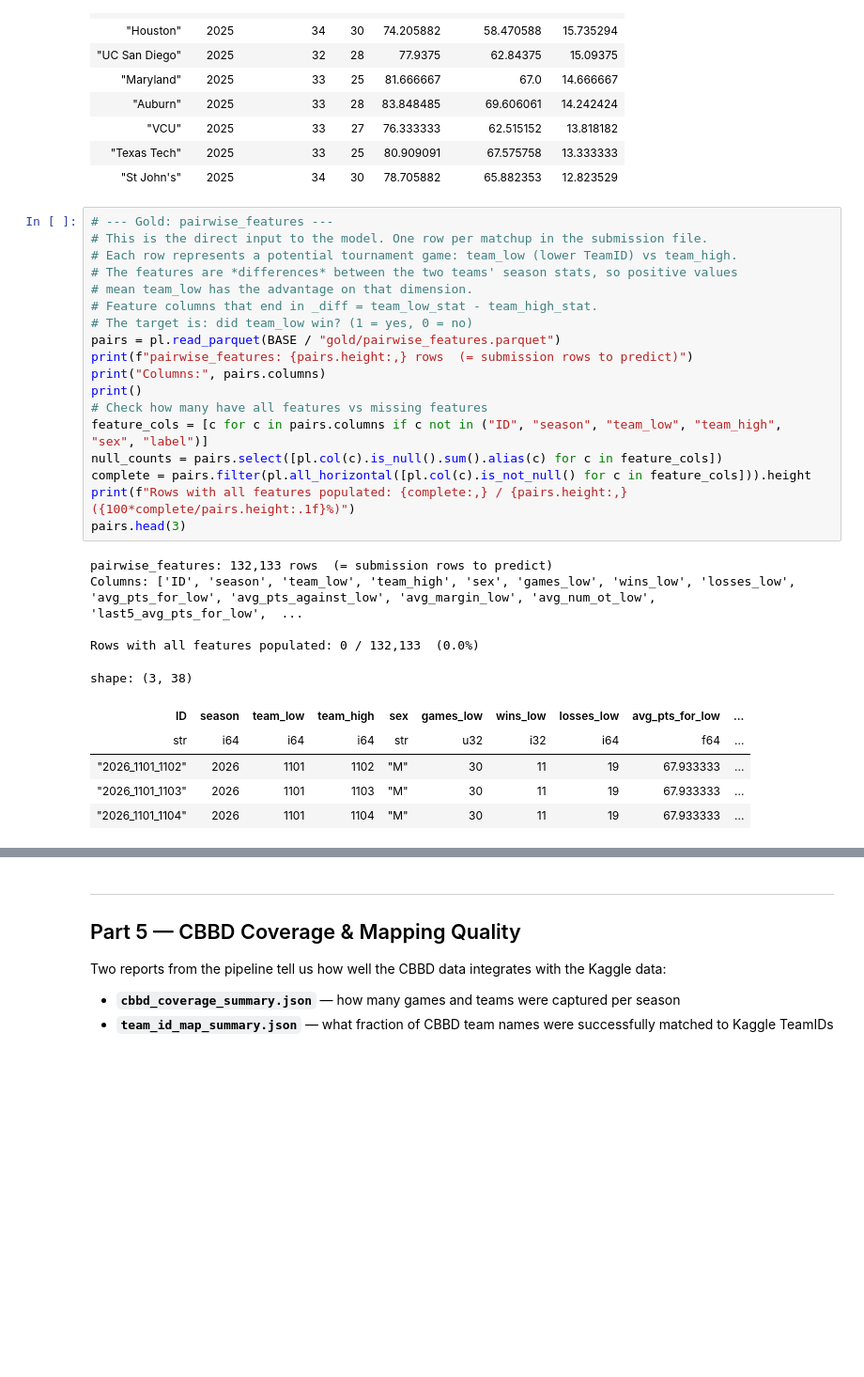
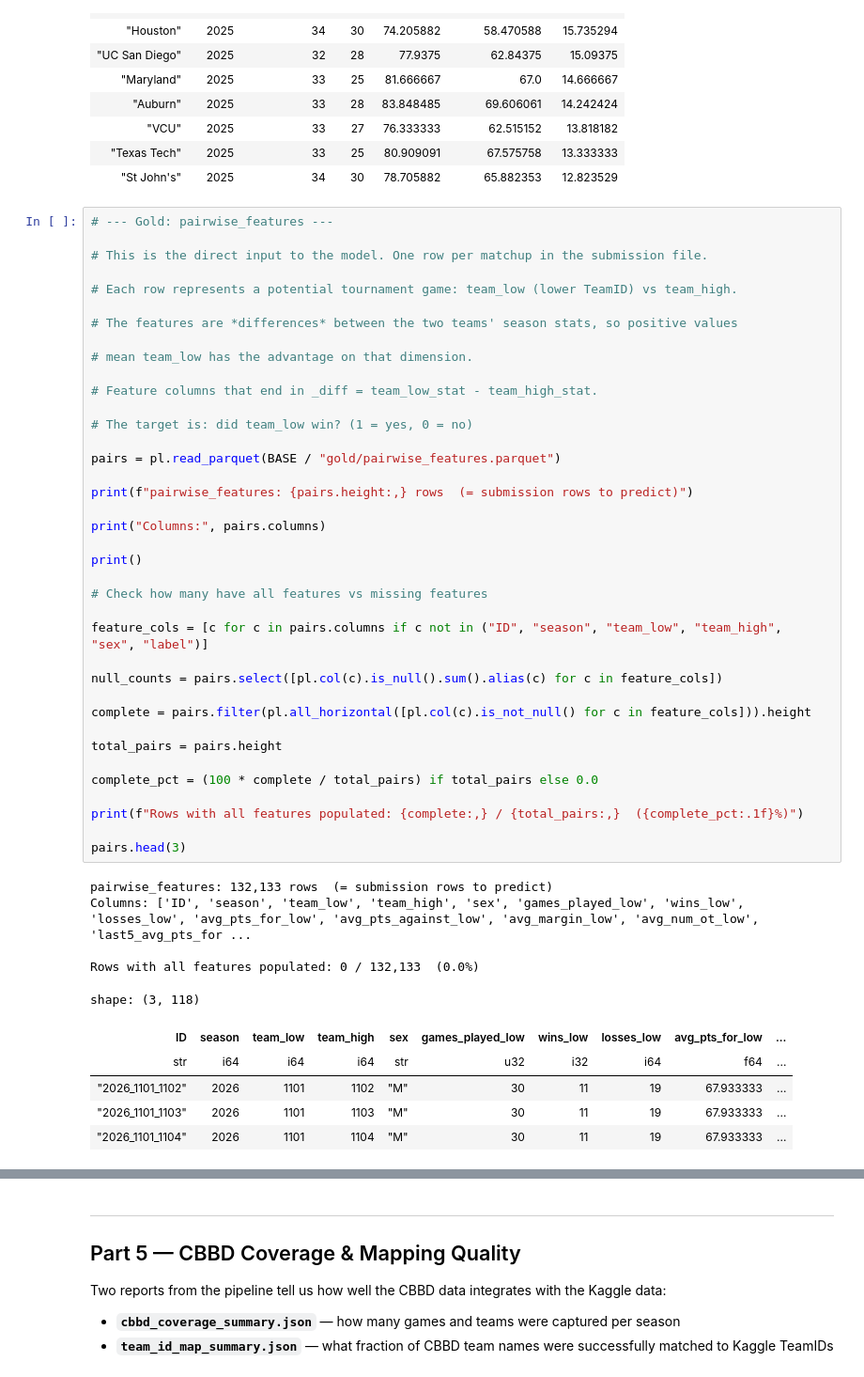
Before and after one commit to sdx-labs/mm26, a Jupyter notebook: notebooks/pipeline_explorer.ipynb, the cells around one changed output, grey strips where cells are left out. Shown at 94% size. Drawn from its saved outputs; the diff is of its cells as text; blank space fills up the shorter version.

```diff
--- a/notebooks/pipeline_explorer.ipynb
+++ b/notebooks/pipeline_explorer.ipynb
@@ -538,29 +628,49 @@ shape: (10, 7)
 | "St John's" | 2025 | 34 | 30 | 78.705882 | 65.882353 | 12.823529 |
 # %%
 # --- Gold: pairwise_features ---
+
 # This is the direct input to the model. One row per matchup in the submission file.
+
 # Each row represents a potential tournament game: team_low (lower TeamID) vs team_high.
+
 # The features are *differences* between the two teams' season stats, so positive values
+
 # mean team_low has the advantage on that dimension.
+
 # Feature columns that end in _diff = team_low_stat - team_high_stat.
+
 # The target is: did team_low win? (1 = yes, 0 = no)
+
 pairs = pl.read_parquet(BASE / "gold/pairwise_features.parquet")
+
 print(f"pairwise_features: {pairs.height:,} rows  (= submission rows to predict)")
+
 print("Columns:", pairs.columns)
+
 print()
+
 # Check how many have all features vs missing features
+
 feature_cols = [c for c in pairs.columns if c not in ("ID", "season", "team_low", "team_high", "sex", "label")]
+
 null_counts = pairs.select([pl.col(c).is_null().sum().alias(c) for c in feature_cols])
+
 complete = pairs.filter(pl.all_horizontal([pl.col(c).is_not_null() for c in feature_cols])).height
-print(f"Rows with all features populated: {complete:,} / {pairs.height:,}  ({100*complete/pairs.height:.1f}%)")
+
+total_pairs = pairs.height
+
+complete_pct = (100 * complete / total_pairs) if total_pairs else 0.0
+
+print(f"Rows with all features populated: {complete:,} / {total_pairs:,}  ({complete_pct:.1f}%)")
+
 pairs.head(3)
 # %% [output]
 pairwise_features: 132,133 rows  (= submission rows to predict)
-Columns: ['ID', 'season', 'team_low', 'team_high', 'sex', 'games_low', 'wins_low', 'losses_low', 'avg_pts_for_low', 'avg_pts_against_low', 'avg_margin_low', 'avg_num_ot_low', 'last5_avg_pts_for_low',  ...
+Columns: ['ID', 'season', 'team_low', 'team_high', 'sex', 'games_played_low', 'wins_low', 'losses_low', 'avg_pts_for_low', 'avg_pts_against_low', 'avg_margin_low', 'avg_num_ot_low', 'last5_avg_pts_for ...
 
 Rows with all features populated: 0 / 132,133  (0.0%)
-shape: (3, 38)
+shape: (3, 118)
-| ID | season | team_low | team_high | sex | games_low | wins_low | losses_low | avg_pts_for_low | ... |
+| ID | season | team_low | team_high | sex | games_played_low | wins_low | losses_low | avg_pts_for_low | ... |
 | str | i64 | i64 | i64 | str | u32 | i32 | i64 | f64 | ... |
 | "2026_1101_1102" | 2026 | 1101 | 1102 | "M" | 30 | 11 | 19 | 67.933333 | ... |
 | "2026_1101_1103" | 2026 | 1101 | 1103 | "M" | 30 | 11 | 19 | 67.933333 | ... |
```
Also changed, not shown: parts of 21 cells of this notebook, 12 other files.
